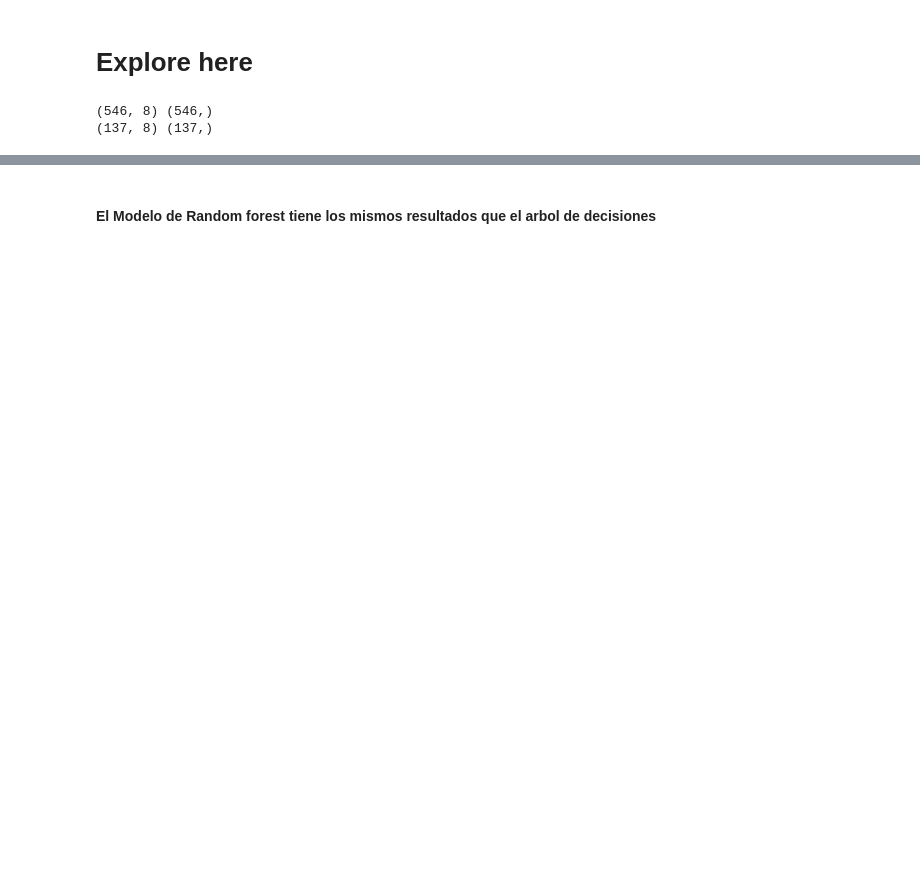
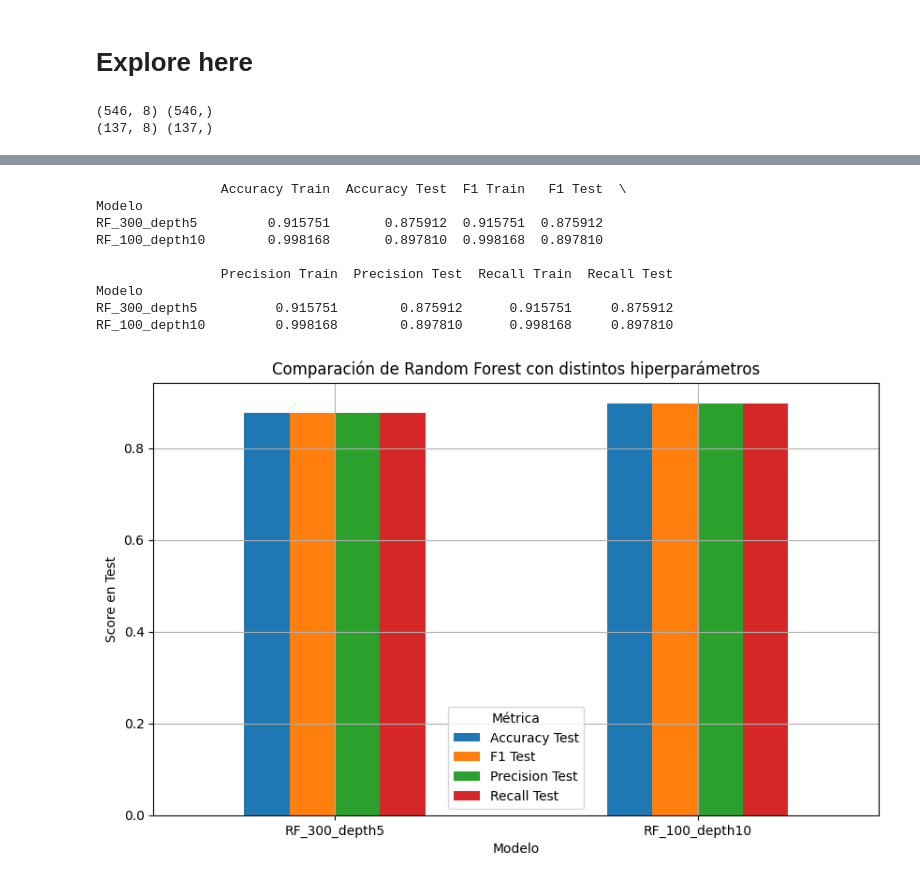
Before and after one commit to 4GeeksAcademy/agumarquez-Proyecto-de-Random-Forest, a Jupyter notebook: src/explore.ipynb, the cells around one changed output, grey strips where cells are left out. Cells and saved outputs as stored; diff of their text form; code cells hidden in the pictures; blank space fills up the shorter version.

```diff
--- a/src/explore.ipynb
+++ b/src/explore.ipynb
@@ -45,4 +48,0 @@ RandomForestClassifier(criterion='entropy', max_depth=8, n_estimators=300,
-# %%
-# predicción
-y_pred_test = model.predict(X_test)
-y_pred_test
@@ -57,3 +48,0 @@ array([0, 0, 1, 0, 0, 0, 0, 0, 0, 1, 1, 1, 0, 0, 0, 1, 0, 1, 0, 1, 0, 1,
-# %%
-y_pred_train = model.predict(X_train)
-y_pred_train
@@ -110,3 +49,50 @@ Recall Train:  0.9853479853479854
-# %% [markdown]
-#### El Modelo de Random forest tiene los mismos resultados que el arbol de decisiones
+# %%
+y_pred1_test = model1.predict(X_test)
+y_pred1_train = model1.predict(X_train)
+# %%
+y_pred2_test = model2.predict(X_test)
+y_pred2_train = model2.predict(X_train)
+# %%
+def calcular_metricas(nombre, y_train, y_test, y_pred_train, y_pred_test):
+    return {
+        "Modelo": nombre,
+        "Accuracy Train": accuracy_score(y_train, y_pred_train),
+        "Accuracy Test": accuracy_score(y_test, y_pred_test),
+        "F1 Train": f1_score(y_train, y_pred_train, average="micro"),
+        "F1 Test": f1_score(y_test, y_pred_test, average="micro"),
+        "Precision Train": precision_score(y_train, y_pred_train, average="micro"),
+        "Precision Test": precision_score(y_test, y_pred_test, average="micro"),
+        "Recall Train": recall_score(y_train, y_pred_train, average="micro"),
+        "Recall Test": recall_score(y_test, y_pred_test, average="micro"),
+    }
+
+
+resultados = []
+resultados.append(calcular_metricas("RF_300_depth5", y_train, y_test, y_pred1_train, y_pred1_test))
+resultados.append(calcular_metricas("RF_100_depth10", y_train, y_test, y_pred2_train, y_pred2_test))
+
+# Convertir a DataFrame
+df_resultados = pd.DataFrame(resultados).set_index("Modelo")
+print(df_resultados)
+
+# Gráfico comparativo (solo métricas de test)
+df_resultados[["Accuracy Test","F1 Test","Precision Test","Recall Test"]].plot(
+    kind="bar", figsize=(10,6), grid=True
+)
+plt.title("Comparación de Random Forest con distintos hiperparámetros")
+plt.ylabel("Score en Test")
+plt.xticks(rotation=0)
+plt.legend(title="Métrica")
+plt.show()
+# %% [output]
+                Accuracy Train  Accuracy Test  F1 Train   F1 Test  \
+Modelo
+RF_300_depth5         0.915751       0.875912  0.915751  0.875912
+RF_100_depth10        0.998168       0.897810  0.998168  0.897810
+
+                Precision Train  Precision Test  Recall Train  Recall Test
+Modelo
+RF_300_depth5          0.915751        0.875912      0.915751     0.875912
+RF_100_depth10         0.998168        0.897810      0.998168     0.897810
+[figure, added]
 # %%
```
Also changed, not shown: parts of 7 cells of this notebook.
